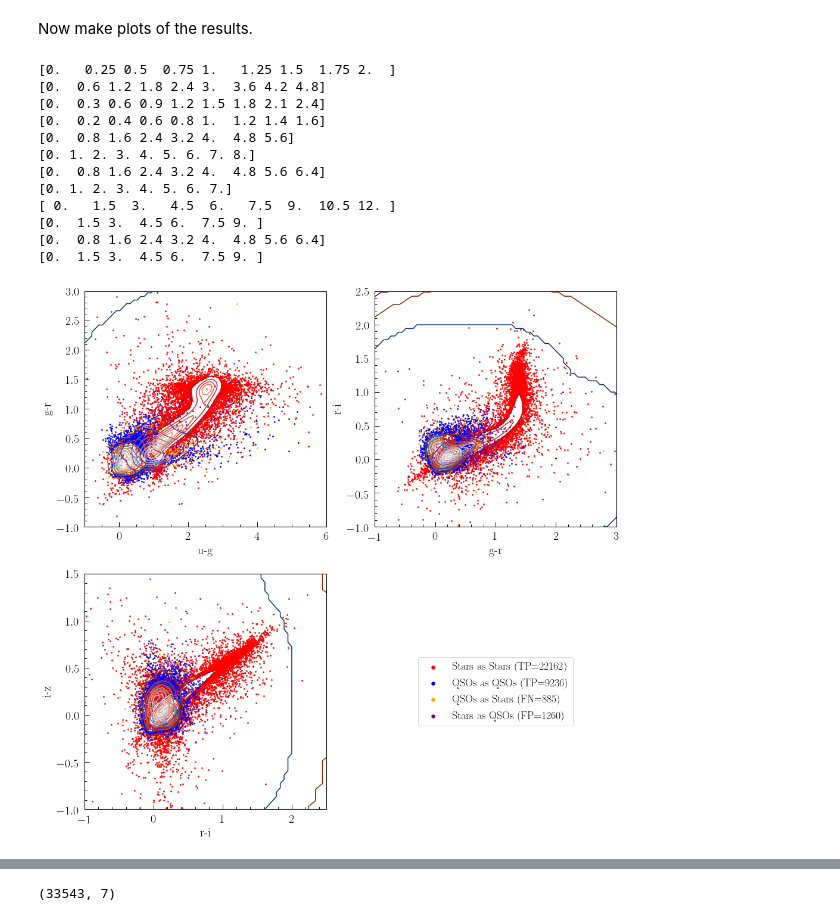
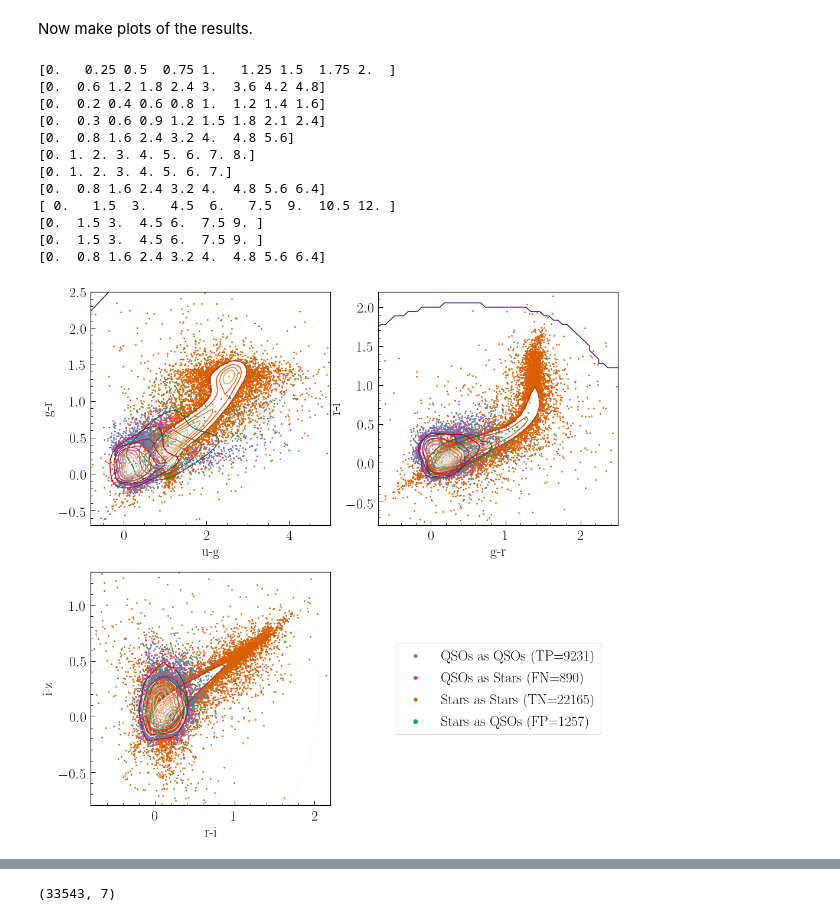
Before and after one commit to RichardsGroup/LSST_training, a Jupyter notebook: Script_NBs/02_AGN_classification_example-gtrtest.ipynb, the cells around one changed output, grey strips where cells are left out. Cells and saved outputs as stored; diff of their text form; code cells hidden in the pictures.

```diff
--- a/Script_NBs/02_AGN_classification_example-gtrtest.ipynb
+++ b/Script_NBs/02_AGN_classification_example-gtrtest.ipynb
@@ -31,5 +48,7 @@ import palettable
 init()
 # %%
+#Setup defaults for plotting
+
 def figsze(hscale, vscale=(np.sqrt(5.0)-1.0)/2.0, fig_width_pt = 800.0):
     """
     Get the fig_width_pt by inserting \the\textwidth into LaTeX document.
@@ -46,14 +65,14 @@ def figsze(hscale, vscale=(np.sqrt(5.0)-1.0)/2.0, fig_width_pt = 800.0):
     return fig_size
 
 pgf_with_latex = {                      # setup matplotlib to use latex for output
-    "axes.linewidth":1.1,               # width of box, 2 is too wide, 1 is too narrow
+    "axes.linewidth":1.2,               # width of box, 2 is too wide, 1 is too narrow
     "pgf.texsystem": "pdflatex",        # change this if using xetex or lautex
     "text.usetex": True,                # use LaTeX to write all text
     "font.family": "serif",
     "font.serif": [],                   # blank entries should cause plots to inherit fonts from the document
     "font.sans-serif": [],
     "font.monospace": [],
-    "axes.labelsize": 20,               # LaTeX default is 10pt font, font size of axis text label
+    "axes.labelsize": 24,               # LaTeX default is 10pt font, font size of axis text label
     "axes.labelpad" : 6,                # Distance between label and axis
     "axes.formatter.limits":[-99,99],   # use sci notation if log10 of axis range is smaller than first or larger than second.
                                         # GTR: Actually *don't* -- should change the axis label instead.  E.g., "Flux Density (10^-17 ergs/s/cm^2)"
@@ -61,10 +80,10 @@ pgf_with_latex = {                      # setup matplotlib to use latex for outp
                                         # axes.ticklabel_format(style='plain')
     #"axes.formatter.style":"plain",    # Turn off multiplicative offsets (sci notation) to the axes [GTR: Doesn't work]
     "axes.formatter.useoffset":False,   # Turn off additive offsets to the axes
-    "font.size": 20,
-    "legend.fontsize": 18,              # Make the legend/label fonts a little smaller
-    "xtick.labelsize": 20,              # Font size of numbers
-    "ytick.labelsize": 20,
+    "font.size": 24,
+    "legend.fontsize": 24,              # Make the legend/label fonts a little smaller
+    "xtick.labelsize": 24,              # Font size of numbers
+    "ytick.labelsize": 24,
     "xtick.direction": "in",
     "ytick.direction": "in",
     "xtick.minor.visible": True,
@@ -380,7 +430,7 @@ print(Xcolors.shape)
 from sklearn.ensemble import RandomForestClassifier
 # %%
 #Instantiate a model with the parameters we decide upon.
-model = RandomForestClassifier(n_estimators=200)
+model = RandomForestClassifier(n_estimators=50)
 # %%
 #See what fraction are correct
 from sklearn.model_selection import cross_val_score
@@ -439,54 +489,64 @@ fig, ax = plt.subplots(2,2,figsize=(16,16))
 
 handles, labels = (0, 0)
 
 for i, axis in enumerate(ax.ravel()):
 
     if i==0:
-        contour_scatter(train_df[tnmask]['stdColor[0]'], train_df[tnmask]['stdColor[1]'], lims=limsugr, levels=levels, nlevel=nlevel, cmap='Reds_r', color='red', kwargs_plot={'rasterized':True, 's':3}, ax=axis)
-        contour_scatter(train_df[tpmask]['stdColor[0]'], train_df[tpmask]['stdColor[1]'], lims=limsugr, levels=levels, nlevel=nlevel, cmap='Blues_r', color='blue', kwargs_plot={'rasterized':True, 's':3}, ax=axis)
-        contour_scatter(train_df[fpmask]['stdColor[0]'], train_df[fpmask]['stdColor[1]'], lims=limsugr, levels=levels, nlevel=nlevel, cmap='Oranges_r', color='orange', kwargs_plot={'rasterized':True, 's':3}, ax=axis)
-        contour_scatter(train_df[fnmask]['stdColor[0]'], train_df[fnmask]['stdColor[1]'], lims=limsugr, levels=levels, nlevel=nlevel, cmap='Purples_r', color='purple', kwargs_plot={'rasterized':True, 's':3}, ax=axis)
-        axis.set_xlim(-1,6)
-        axis.set_ylim(-1,3)
+        contour_scatter(train_df[tnmask]['stdColor[0]'], train_df[tnmask]['stdColor[1]'], lims=limsugr, levels=levels, nlevel=nlevel, cmap='Oranges_r', color=csdark[1], kwargs_plot={'rasterized':True, 's':3}, ax=axis)
+        contour_scatter(train_df[tpmask]['stdColor[0]'], train_df[tpmask]['stdColor[1]'], lims=limsugr, levels=levels, nlevel=nlevel, cmap='Purples_r', color=csdark[2], kwargs_plot={'rasterized':True, 's':3}, ax=axis)
+        contour_scatter(train_df[fnmask]['stdColor[0]'], train_df[fnmask]['stdColor[1]'], lims=limsugr, levels=levels, nlevel=nlevel, cmap='Greens_r', color=csdark[0], kwargs_plot={'rasterized':True, 's':3}, ax=axis)
+        contour_scatter(train_df[fpmask]['stdColor[0]'], train_df[fpmask]['stdColor[1]'], lims=limsugr, levels=levels, nlevel=nlevel, cmap='Reds_r', color=csdark[3], kwargs_plot={'rasterized':True, 's':3}, ax=axis)
+        #axis.scatter(train_df[fnmask]['stdColor[0]'], train_df[fnmask]['stdColor[1]'],color=csdark[0],s=3)
+        #axis.scatter(train_df[fpmask]['stdColor[0]'], train_df[fpmask]['stdColor[1]'],color=csdark[3],s=3)
+        axis.set_xlim(-0.8,5)
+        axis.set_ylim(-0.7,2.5)
         axis.set_xlabel('u-g')
         axis.set_ylabel('g-r')
 
     if i==1:
-        contour_scatter(train_df[tnmask]['stdColor[1]'], train_df[tnmask]['stdColor[2]'], lims=limsgri, levels=levels, nlevel=nlevel, cmap='Reds_r', color='red', kwargs_plot={'rasterized':True, 's':3}, ax=axis)
-        contour_scatter(train_df[tpmask]['stdColor[1]'], train_df[tpmask]['stdColor[2]'], lims=limsgri, levels=levels, nlevel=nlevel, cmap='Blues_r', color='blue', kwargs_plot={'rasterized':True, 's':3}, ax=axis)
-        contour_scatter(train_df[fpmask]['stdColor[1]'], train_df[fpmask]['stdColor[2]'], lims=limsgri, levels=levels, nlevel=nlevel, cmap='Oranges_r', color='orange', kwargs_plot={'rasterized':True, 's':3}, ax=axis)
-        contour_scatter(train_df[fnmask]['stdColor[1]'], train_df[fnmask]['stdColor[2]'], lims=limsgri, levels=levels, nlevel=nlevel, cmap='Purples_r', color='purple', kwargs_plot={'rasterized':True, 's':3}, ax=axis)
-        axis.set_xlim(-1,3)
-        axis.set_ylim(-1,2.5)
+        contour_scatter(train_df[tnmask]['stdColor[1]'], train_df[tnmask]['stdColor[2]'], lims=limsgri, levels=levels, nlevel=nlevel, cmap='Oranges_r', color=csdark[1], kwargs_plot={'rasterized':True, 's':3}, ax=axis)
+        contour_scatter(train_df[tpmask]['stdColor[1]'], train_df[tpmask]['stdColor[2]'], lims=limsgri, levels=levels, nlevel=nlevel, cmap='Purples_r', color=csdark[2], kwargs_plot={'rasterized':True, 's':3}, ax=axis)
+        contour_scatter(train_df[fnmask]['stdColor[1]'], train_df[fnmask]['stdColor[2]'], lims=limsgri, levels=levels, nlevel=nlevel, cmap='Greens_r', color=csdark[0], kwargs_plot={'rasterized':True, 's':3}, ax=axis)
+        contour_scatter(train_df[fpmask]['stdColor[1]'], train_df[fpmask]['stdColor[2]'], lims=limsgri, levels=levels, nlevel=nlevel, cmap='Reds_r', color=csdark[3], kwargs_plot={'rasterized':True, 's':3}, ax=axis)
+        #axis.scatter(train_df[fnmask]['stdColor[1]'], train_df[fnmask]['stdColor[2]'],color=csdark[0],s=3)
+        #axis.scatter(train_df[fpmask]['stdColor[1]'], train_df[fpmask]['stdColor[2]'],color=csdark[3],s=3)
+        axis.set_xlim(-0.7,2.5)
+        axis.set_ylim(-0.8,2.2)
         axis.set_xlabel('g-r')
         axis.set_ylabel('r-i')
 
     if i==2:
-        contour_scatter(train_df[tnmask]['stdColor[2]'], train_df[tnmask]['stdColor[3]'], lims=limsriz, levels=levels, nlevel=nlevel, cmap='Reds_r', color='red', kwargs_plot={'rasterized':True, 's':3}, ax=axis)
-        contour_scatter(train_df[tpmask]['stdColor[2]'], train_df[tpmask]['stdColor[3]'], lims=limsriz, levels=levels, nlevel=nlevel, cmap='Blues_r', color='blue', kwargs_plot={'rasterized':True, 's':3}, ax=axis)
-        contour_scatter(train_df[fpmask]['stdColor[2]'], train_df[fpmask]['stdColor[3]'], lims=limsriz, levels=levels, nlevel=nlevel, cmap='Oranges_r', color='orange', kwargs_plot={'rasterized':True, 's':3}, ax=axis)
-        contour_scatter(train_df[fnmask]['stdColor[2]'], train_df[fnmask]['stdColor[3]'], lims=limsriz, levels=levels, nlevel=nlevel, cmap='Purples_r', color='purple', kwargs_plot={'rasterized':True, 's':3}, ax=axis)
-        axis.set_xlim(-1,2.5)
-        axis.set_ylim(-1,1.5)
+        contour_scatter(train_df[tnmask]['stdColor[2]'], train_df[tnmask]['stdColor[3]'], lims=limsriz, levels=levels, nlevel=nlevel, cmap='Oranges_r', color=csdark[1], kwargs_plot={'rasterized':True, 's':3}, ax=axis)
+        contour_scatter(train_df[tpmask]['stdColor[2]'], train_df[tpmask]['stdColor[3]'], lims=limsriz, levels=levels, nlevel=nlevel, cmap='Purples', color=csdark[2], kwargs_plot={'rasterized':True, 's':3}, ax=axis)
+        contour_scatter(train_df[fnmask]['stdColor[2]'], train_df[fnmask]['stdColor[3]'], lims=limsriz, levels=levels, nlevel=nlevel, cmap='Greens_r', color=csdark[0], kwargs_plot={'rasterized':True, 's':3}, ax=axis)
+        contour_scatter(train_df[fpmask]['stdColor[2]'], train_df[fpmask]['stdColor[3]'], lims=limsriz, levels=levels, nlevel=nlevel, cmap='Reds_r', color=csdark[3], kwargs_plot={'rasterized':True, 's':3}, ax=axis)
+        #axis.scatter(train_df[fnmask]['stdColor[2]'], train_df[fnmask]['stdColor[3]'],color=csdark[0],s=3)
+        #axis.scatter(train_df[fpmask]['stdColor[2]'], train_df[fpmask]['stdColor[3]'],color=csdark[3],s=3)
+        axis.set_xlim(-0.8,2.2)
+        axis.set_ylim(-0.8,1.3)
         axis.set_xlabel('r-i')
         axis.set_ylabel('i-z')
 
     if i==3:
         axis.set_axis_off()
-        handles = [plt.scatter([], [], color='red', s=30),plt.scatter([],[],color='blue',s=30),plt.scatter([],[],color='orange',s=30),plt.scatter([],[],color='purple',s=30)]
-        labels  = ['Stars as Stars (TP='+str(tnmask.sum())+')', 'QSOs as QSOs (TP='+str(tpmask.sum())+')', 'QSOs as Stars (FN='+str(fnmask.sum())+')', 'Stars as QSOs (FP='+str(fpmask.sum())+')']
+        #handles = [plt.scatter([], [], color=csdark[1], s=30),plt.scatter([],[],color=csdark[2],s=30),plt.scatter([],[],color=csdark[3],s=30),plt.scatter([],[],color=csdark[0],s=50)]
+        #labels  = ['Stars as Stars (TN='+str(tnmask.sum())+')', 'QSOs as QSOs (TP='+str(tpmask.sum())+')', 'QSOs as Stars (FN='+str(fnmask.sum())+')', 'Stars as QSOs (FP='+str(fpmask.sum())+')']
+        handles = [plt.scatter([],[],color=csdark[2],s=30),plt.scatter([],[],color=csdark[3],s=30),plt.scatter([], [], color=csdark[1], s=30),plt.scatter([],[],color=csdark[0],s=50)]
+        labels  = ['QSOs as QSOs (TP='+str(tpmask.sum())+')', 'QSOs as Stars (FN='+str(fnmask.sum())+')', 'Stars as Stars (TN='+str(tnmask.sum())+')', 'Stars as QSOs (FP='+str(fpmask.sum())+')']
         legend = axis.legend(handles, labels, loc='center')
+
+plt.savefig('/home/idies/workspace/Storage/gtr/persistent/plots/MiMstarqso_colorsonly.png')
 # %% [output]
 [0.   0.25 0.5  0.75 1.   1.25 1.5  1.75 2.  ]
 [0.  0.6 1.2 1.8 2.4 3.  3.6 4.2 4.8]
+[0.  0.2 0.4 0.6 0.8 1.  1.2 1.4 1.6]
 [0.  0.3 0.6 0.9 1.2 1.5 1.8 2.1 2.4]
-[0.  0.2 0.4 0.6 0.8 1.  1.2 1.4 1.6]
 [0.  0.8 1.6 2.4 3.2 4.  4.8 5.6]
 [0. 1. 2. 3. 4. 5. 6. 7. 8.]
+[0. 1. 2. 3. 4. 5. 6. 7.]
 [0.  0.8 1.6 2.4 3.2 4.  4.8 5.6 6.4]
-[0. 1. 2. 3. 4. 5. 6. 7.]
 [ 0.   1.5  3.   4.5  6.   7.5  9.  10.5 12. ]
 [0.  1.5 3.  4.5 6.  7.5 9. ]
+[0.  1.5 3.  4.5 6.  7.5 9. ]
 [0.  0.8 1.6 2.4 3.2 4.  4.8 5.6 6.4]
-[0.  1.5 3.  4.5 6.  7.5 9. ]
-[figure, old version]
+[figure, new version]
```
Also changed, not shown: parts of 48 cells of this notebook.
